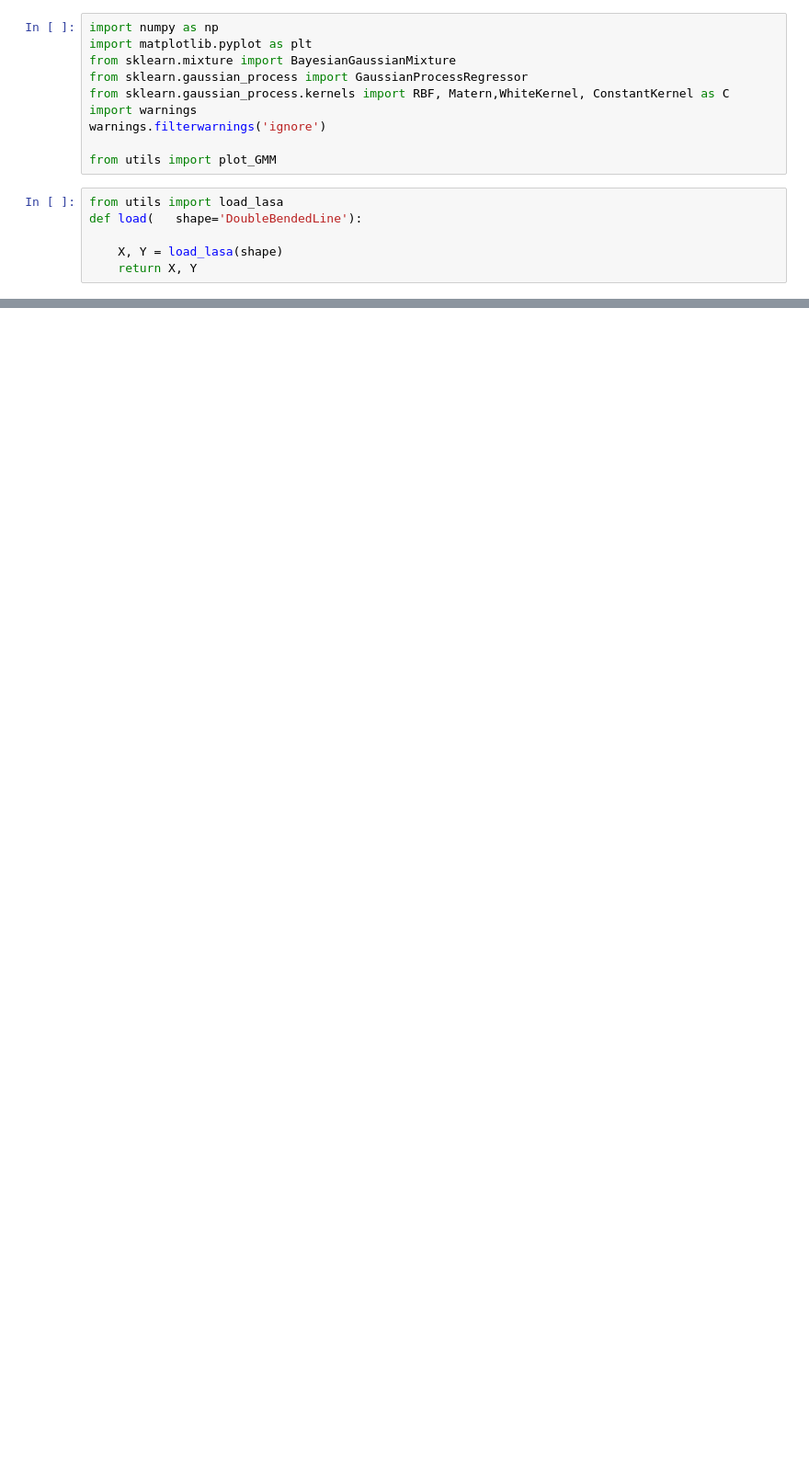
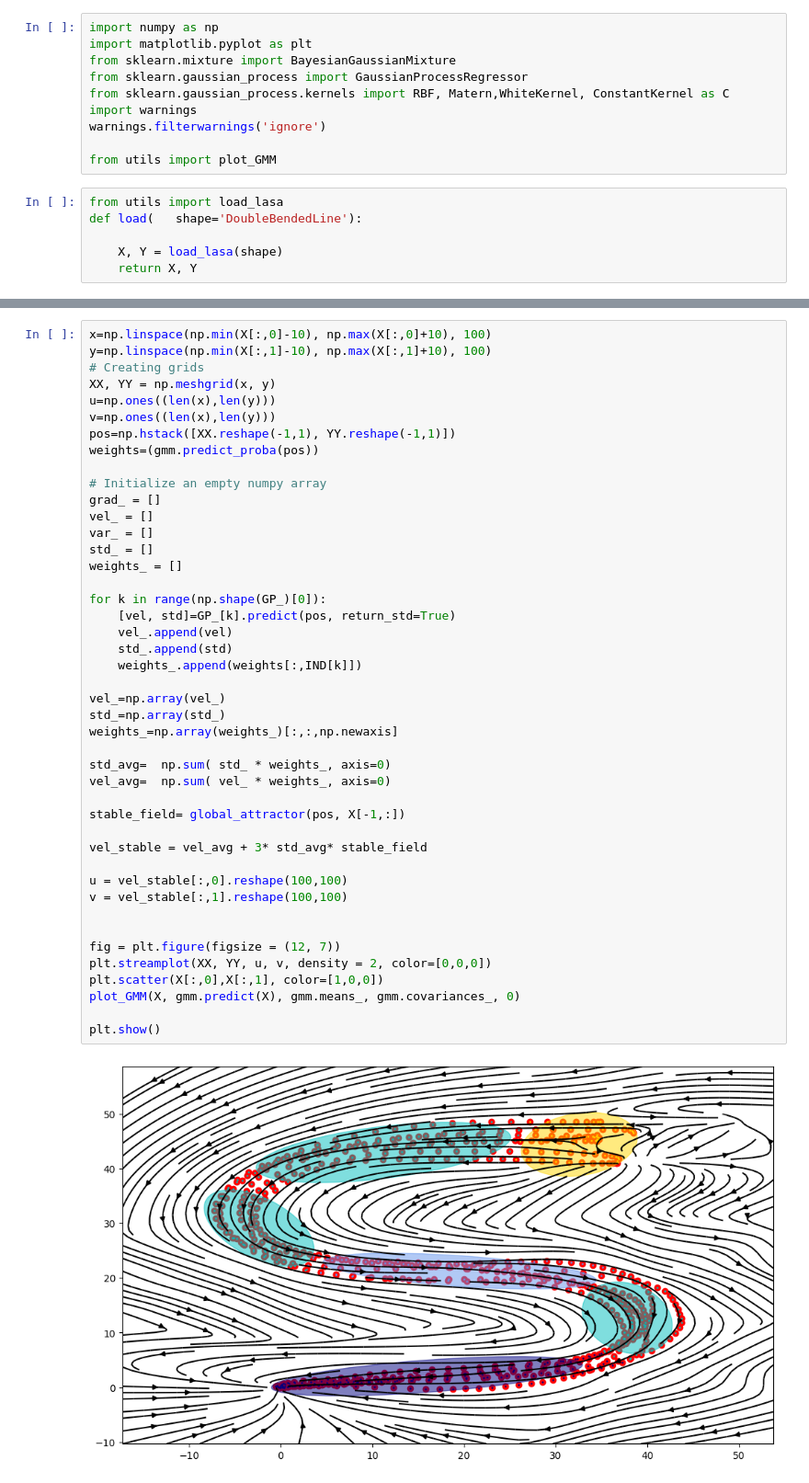
Before and after one commit to franzesegiovanni/gaussian_process_tutorials, a Jupyter notebook: How_to_fit_a_Motion_with_a_Gaussian_Mixture_of_Gaussian Process.ipynb, the cells around one changed output, grey strips where cells are left out. Shown at 92% size. Saved outputs shown, nothing was run; the diff lists cells and outputs as text; blank space fills up the shorter version.

```diff
--- a/How_to_fit_a_Motion_with_a_Gaussian_Mixture_of_Gaussian Process.ipynb
+++ b/How_to_fit_a_Motion_with_a_Gaussian_Mixture_of_Gaussian Process.ipynb
@@ -260,0 +225,46 @@ TypeError: plot_GMM() takes 5 positional arguments but 6 were given
+# %%
+x=np.linspace(np.min(X[:,0]-10), np.max(X[:,0]+10), 100)
+y=np.linspace(np.min(X[:,1]-10), np.max(X[:,1]+10), 100)
+# Creating grids
+XX, YY = np.meshgrid(x, y)
+u=np.ones((len(x),len(y)))
+v=np.ones((len(x),len(y)))
+pos=np.hstack([XX.reshape(-1,1), YY.reshape(-1,1)])
+weights=(gmm.predict_proba(pos))
+
+# Initialize an empty numpy array
+grad_ = []
+vel_ = []
+var_ = []
+std_ = []
+weights_ = []
+
+for k in range(np.shape(GP_)[0]):
+    [vel, std]=GP_[k].predict(pos, return_std=True)
+    vel_.append(vel)
+    std_.append(std)
+    weights_.append(weights[:,IND[k]])
+
+vel_=np.array(vel_)
+std_=np.array(std_)
+weights_=np.array(weights_)[:,:,np.newaxis]
+
+std_avg=  np.sum( std_ * weights_, axis=0)
+vel_avg=  np.sum( vel_ * weights_, axis=0)
+
+stable_field= global_attractor(pos, X[-1,:])
+
+vel_stable = vel_avg + 3* std_avg* stable_field
+
+u = vel_stable[:,0].reshape(100,100)
+v = vel_stable[:,1].reshape(100,100)
+
+
+fig = plt.figure(figsize = (12, 7))
+plt.streamplot(XX, YY, u, v, density = 2, color=[0,0,0])
+plt.scatter(X[:,0],X[:,1], color=[1,0,0])
+plot_GMM(X, gmm.predict(X), gmm.means_, gmm.covariances_, 0)
+
+plt.show()
+# %% [output]
+[figure, added]
```
Also changed, not shown: parts of 7 cells of this notebook.
